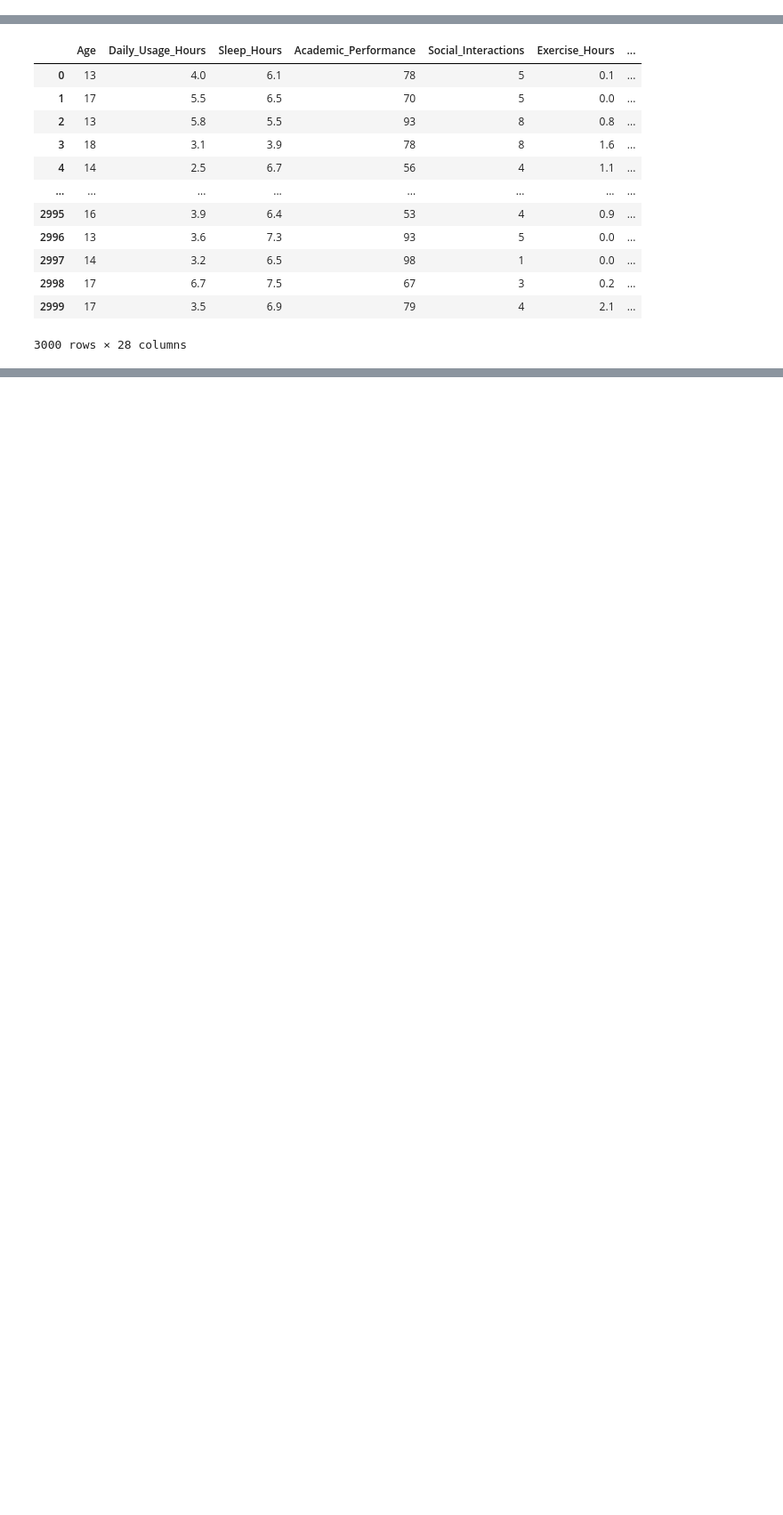
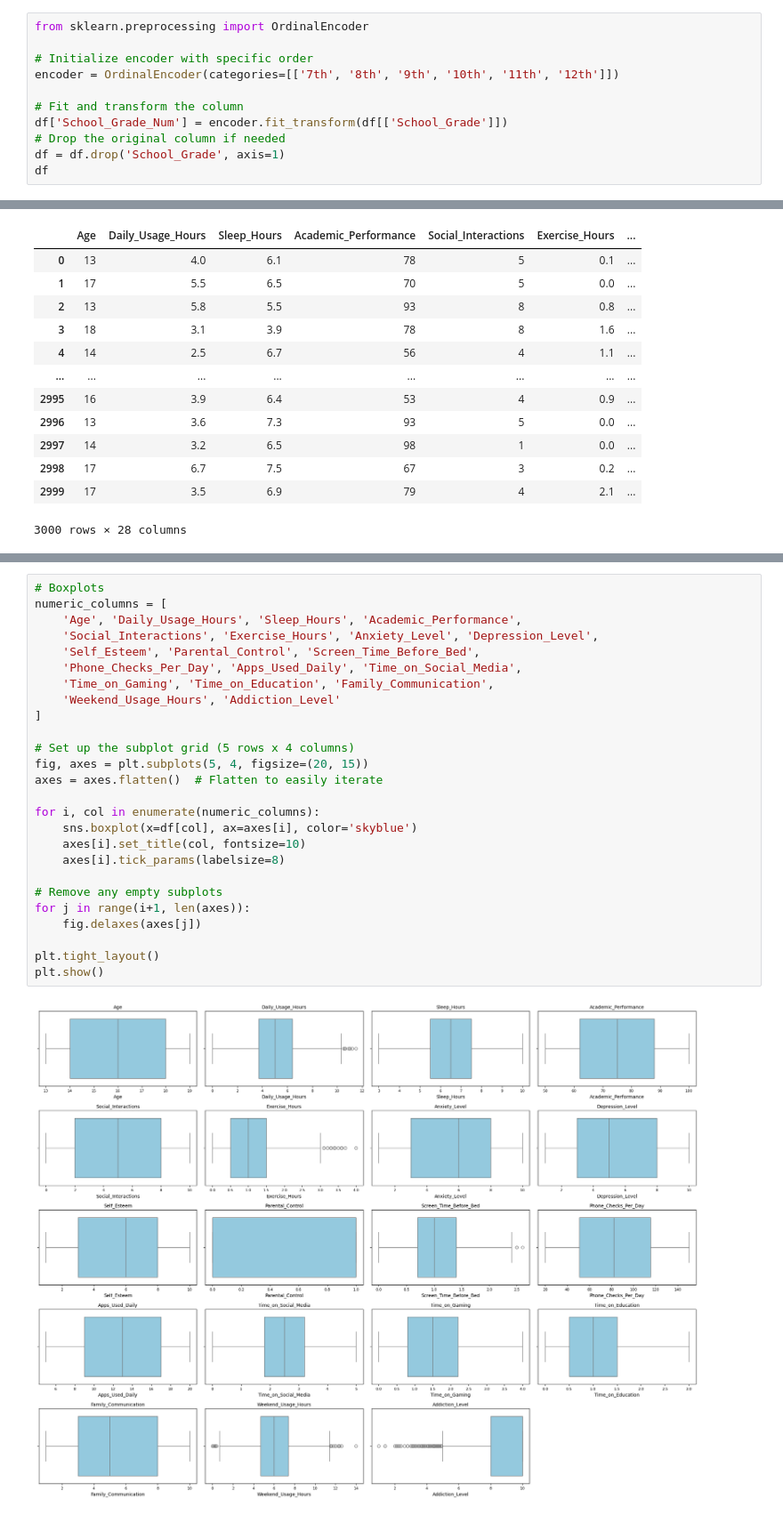
Before and after one commit to Natashaa7/Phone-Addiction-Analysis, a Jupyter notebook: TeenPhoneAddiction.ipynb, the cells around one changed output, grey strips where cells are left out. Shown at 89% size. Cells and saved outputs as stored; diff of their text form; blank space fills up the shorter version.

```diff
--- a/TeenPhoneAddiction.ipynb
+++ b/TeenPhoneAddiction.ipynb
@@ -235,0 +306,11 @@ df
+# %%
+from sklearn.preprocessing import OrdinalEncoder
+
+# Initialize encoder with specific order
+encoder = OrdinalEncoder(categories=[['7th', '8th', '9th', '10th', '11th', '12th']])
+
+# Fit and transform the column
+df['School_Grade_Num'] = encoder.fit_transform(df[['School_Grade']])
+# Drop the original column if needed
+df = df.drop('School_Grade', axis=1)
+df
@@ -265,0 +421,28 @@ df_final
+# %%
+# Boxplots
+numeric_columns = [
+    'Age', 'Daily_Usage_Hours', 'Sleep_Hours', 'Academic_Performance',
+    'Social_Interactions', 'Exercise_Hours', 'Anxiety_Level', 'Depression_Level',
+    'Self_Esteem', 'Parental_Control', 'Screen_Time_Before_Bed',
+    'Phone_Checks_Per_Day', 'Apps_Used_Daily', 'Time_on_Social_Media',
+    'Time_on_Gaming', 'Time_on_Education', 'Family_Communication',
+    'Weekend_Usage_Hours', 'Addiction_Level'
+]
+
+# Set up the subplot grid (5 rows x 4 columns)
+fig, axes = plt.subplots(5, 4, figsize=(20, 15))
+axes = axes.flatten()  # Flatten to easily iterate
+
+for i, col in enumerate(numeric_columns):
+    sns.boxplot(x=df[col], ax=axes[i], color='skyblue')
+    axes[i].set_title(col, fontsize=10)
+    axes[i].tick_params(labelsize=8)
+
+# Remove any empty subplots
+for j in range(i+1, len(axes)):
+    fig.delaxes(axes[j])
+
+plt.tight_layout()
+plt.show()
+# %% [output]
+[figure, added]
```
Also changed, not shown: parts of 58 cells of this notebook.
